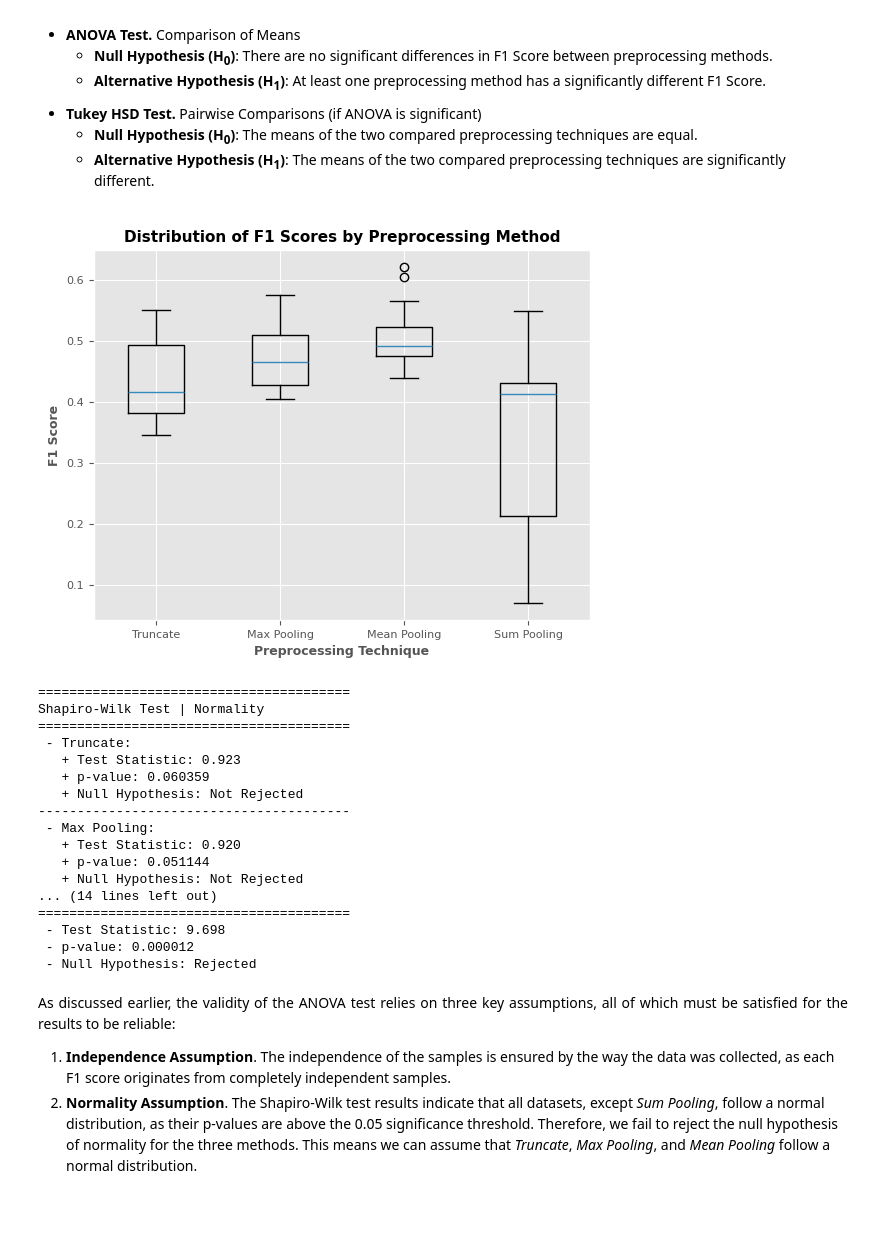
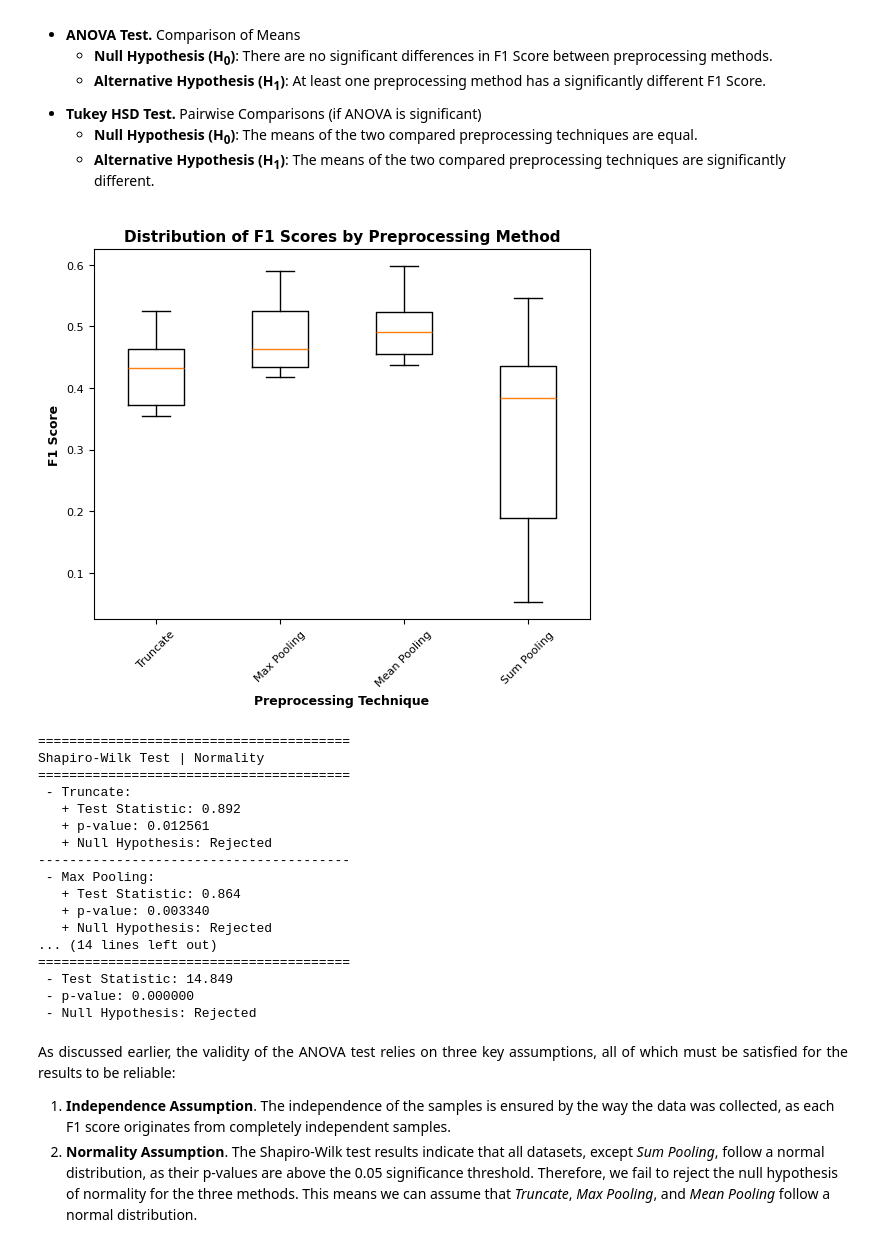
Before and after one commit to JoanFer030/web-cnae-classification, a Jupyter notebook: notebooks/traditional-models.ipynb, the cells around one changed output. Saved outputs shown, nothing was run; the diff lists cells and outputs as text; code cells hidden in the pictures; blank space fills up the shorter version.

```diff
--- a/notebooks/traditional-models.ipynb
+++ b/notebooks/traditional-models.ipynb
@@ -42,7 +42,7 @@ from utils.files import load_config
 import warnings
 from scipy import stats
 import matplotlib.pyplot as plt
-plt.style.use('ggplot')
+# plt.style.use('ggplot')
 warnings.filterwarnings("ignore")
 # Data Augmentation
 from imblearn.over_sampling import SMOTE
@@ -356,56 +368,60 @@ display(df_results)
 # %%
 # Plot Distribution
 fig, ax = plt.subplots(1, 1)
-ax.boxplot(f1_data.values())
-ax.set_xticklabels(f1_data.keys())
-ax.set_ylabel("F1 Score", fontweight ='bold', fontsize=9)
-ax.set_xlabel("Preprocessing Technique", fontweight ='bold', fontsize=9)
-ax.set_title("Distribution of F1 Scores by Preprocessing Method", fontweight ='bold', fontsize=11)
+box_data = {
+    preprocess: [score for model_scores in f1_data[preprocess].values() for score in model_scores]
+    for preprocess in f1_data
+}
+ax.boxplot(box_data.values())
+ax.set_xticklabels(f1_data.keys(), rotation=45)
+ax.set_ylabel("F1 Score", fontweight='bold', fontsize=9)
+ax.set_xlabel("Preprocessing Technique", fontweight='bold', fontsize=9)
+ax.set_title("Distribution of F1 Scores by Preprocessing Method", fontweight='bold', fontsize=11)
 ax.tick_params(axis="x", labelsize=8)
 ax.tick_params(axis="y", labelsize=8)
 plt.show()
 
 alpha = 0.05
 
 # Shapiro-Wilk Test | Normality
 print("\n" + "="*40)
 print("Shapiro-Wilk Test | Normality")
 print("="*40)
-for name, values in f1_data.items():
+for name, values in box_data.items():
     stat, pvalue = stats.shapiro(values)
     print(f" - {name}:")
     print(f"   + Test Statistic: {stat:.3f}")
     print(f"   + p-value: {pvalue:.6f}")
     print(f"   + Null Hypothesis: {'Rejected' if pvalue < alpha else 'Not Rejected'}")
     print("-" * 40)
 
 # Levene Test | Homoscedasticity
 print("\n" + "="*40)
 print("Levene Test | Homoscedasticity")
 print("="*40)
-stat, pvalue = stats.levene(f1_data["Truncate"], f1_data["Max Pooling"],
-                            f1_data["Mean Pooling"], f1_data["Sum Pooling"])
+stat, pvalue = stats.levene(box_data["Truncate"], box_data["Max Pooling"],
+                            box_data["Mean Pooling"], box_data["Sum Pooling"])
 print(f" - Test Statistic: {stat:.3f}")
 print(f" - p-value: {pvalue:.6f}")
 print(f" - Null Hypothesis: {'Rejected' if pvalue < alpha else 'Not Rejected'}")
 # %% [output]
-[figure, old version]
+[figure, new version]
 ========================================
 Shapiro-Wilk Test | Normality
 ========================================
  - Truncate:
-   + Test Statistic: 0.923
-   + p-value: 0.060359
-   + Null Hypothesis: Not Rejected
+   + Test Statistic: 0.892
+   + p-value: 0.012561
+   + Null Hypothesis: Rejected
 ----------------------------------------
  - Max Pooling:
-   + Test Statistic: 0.920
-   + p-value: 0.051144
-   + Null Hypothesis: Not Rejected
+   + Test Statistic: 0.864
+   + p-value: 0.003340
+   + Null Hypothesis: Rejected
 ... (14 lines left out)
 ========================================
- - Test Statistic: 9.698
- - p-value: 0.000012
+ - Test Statistic: 14.849
+ - p-value: 0.000000
  - Null Hypothesis: Rejected
 # %% [markdown]
 <div style="margin-left: 1em;">
```
Also changed, not shown: parts of 7 cells of this notebook, 1 other file.
